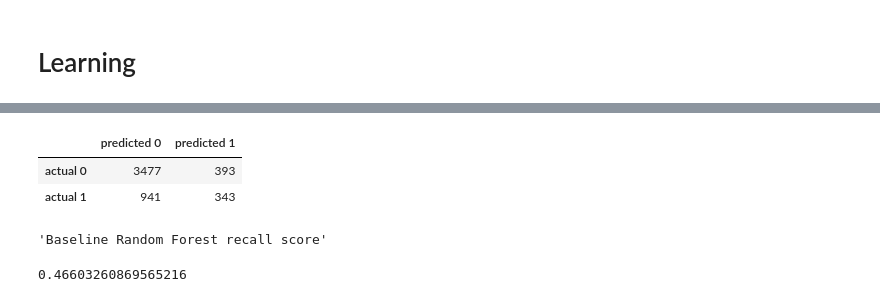
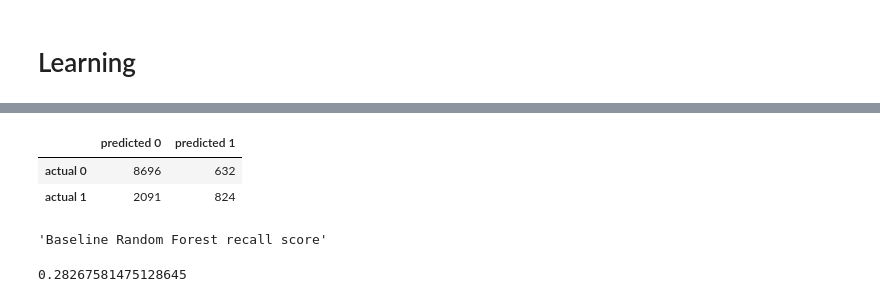
Before and after one commit to dansil2301/MarketBot, a Jupyter notebook: DataAnalyze/AI_traning.ipynb, the cells around one changed output, grey strips where cells are left out. Saved outputs shown, nothing was run; the diff lists cells and outputs as text; code cells hidden in the pictures.

```diff
--- a/DataAnalyze/AI_traning.ipynb
+++ b/DataAnalyze/AI_traning.ipynb
@@ -3,15 +51,14 @@
 # %%
 import pandas as pd
 from sklearn.model_selection import train_test_split
+from sklearn.preprocessing import StandardScaler
 
 # get data
-data = pd.read_csv('./marked_data/result_with_parameters.csv')
-data = data.drop("index", axis=1)
+divided_data = list()
+for data_train in data:
+    divided_data.append(train_test_split(data_train[1], data_train[0], test_size=0.20, random_state = 2020, stratify=data_train[0]))
 
-y = data["result"]
-X = data.drop(["result"], axis=1)
-
-X_train, X_test, y_train, y_test = train_test_split(X, y, test_size=0.30, random_state = 2020, stratify=y)
+#X_train, X_test, y_train, y_test = train_test_split(X, y, test_size=0.30, random_state = 2020, stratify=y)
 # %% [markdown]
 # Scale Data
 # %%
@@ -103,31 +218,32 @@ Fitting 3 folds for each of 100 candidates, totalling 300 fits
 # %%
 """
 just in case
-{'n_estimators': 300,
- 'min_samples_split': 2,
- 'min_samples_leaf': 23,
- 'max_features': 'log2',
+{'n_estimators': 800,
+ 'min_samples_split': 28,
+ 'min_samples_leaf': 12,
+ 'max_features': 'sqrt',
  'max_depth': 14,
- 'bootstrap': False}
+ 'bootstrap': True}
 """
 
 
 from sklearn.metrics import confusion_matrix, precision_score
 
-y_pred_probs = rfc.predict_proba(X_test_scaled)[:, 1]
-
-new_threshold = 0.5  # Example: setting a higher threshold
-
-# Adjust the predicted labels based on the new threshold
-y_pred = (y_pred_probs >= new_threshold).astype(int)
+# y_pred_probs = rfc.predict_proba(X_test_scaled)[:, 1]
+#
+# new_threshold = 0.4  # Example: setting a higher threshold
+#
+# # Adjust the predicted labels based on the new threshold
+# y_pred = (y_pred_probs >= new_threshold).astype(int)
+y_pred = rfc.predict(X_test_scaled)
 
 conf_matrix_baseline = pd.DataFrame(confusion_matrix(y_test, y_pred), index = ['actual 0', 'actual 1'], columns = ['predicted 0', 'predicted 1'])
 
 display(conf_matrix_baseline)
-display('Baseline Random Forest recall score', precision_score(y_test, y_pred))
+display('Baseline Random Forest recall score', recall_score(y_test, y_pred))
 # %% [output]
 |  | predicted 0 | predicted 1 |
-| actual 0 | 3477 | 393 |
-| actual 1 | 941 | 343 |
+| actual 0 | 8696 | 632 |
+| actual 1 | 2091 | 824 |
 'Baseline Random Forest recall score'
-0.46603260869565216
+0.28267581475128645
```
Also changed, not shown: parts of 8 cells of this notebook, 1 other file.
